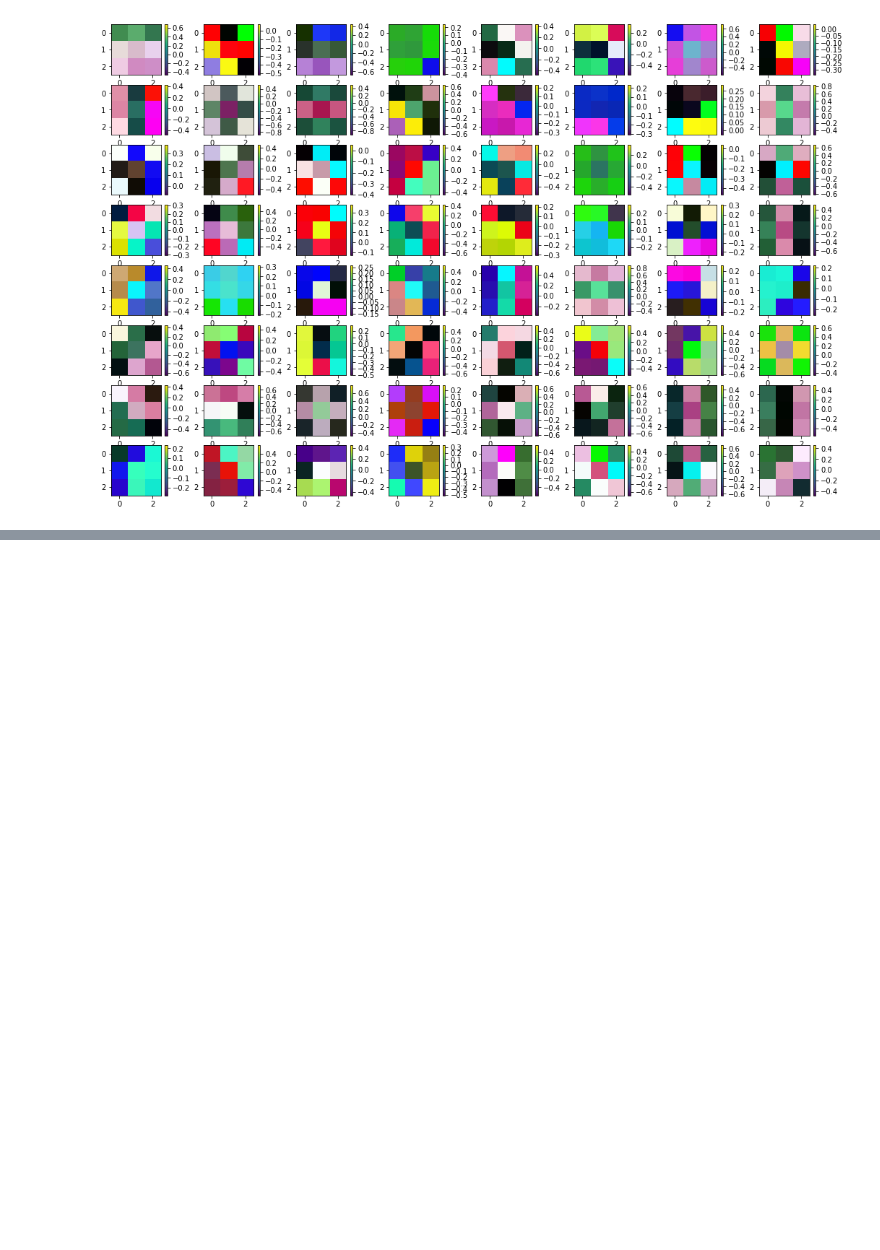
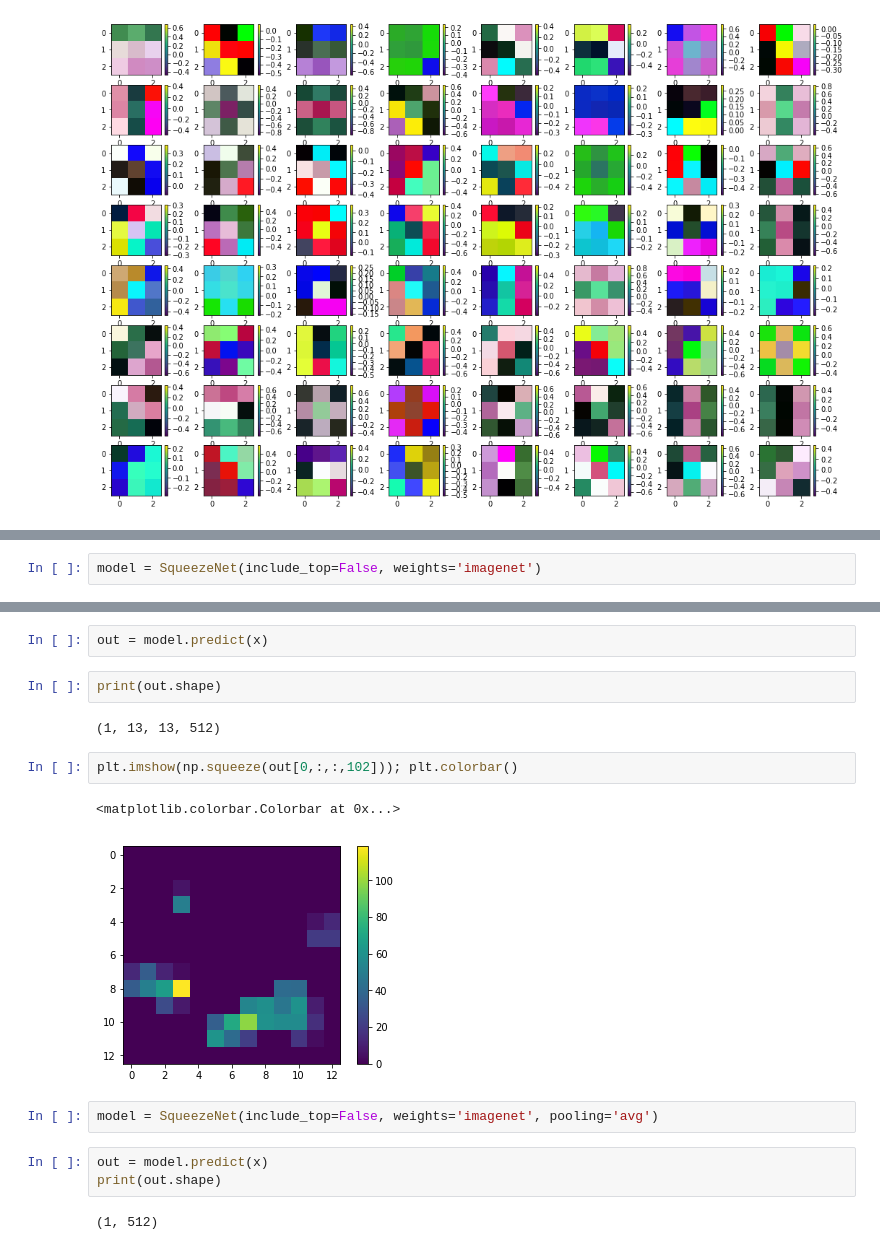
Before and after one commit to rcmalli/keras-squeezenet, a Jupyter notebook: examples/example_keras_squeezenet.ipynb, the cells around one changed output, grey strips where cells are left out. Saved outputs shown, nothing was run; the diff lists cells and outputs as text; blank space fills up the shorter version.

Commit message:
implemented include_top and pooling args

```diff
--- a/examples/example_keras_squeezenet.ipynb
+++ b/examples/example_keras_squeezenet.ipynb
@@ -69,0 +135,2 @@ print('Predicted:', decode_predictions(preds))
+# %%
+model = SqueezeNet(include_top=False, weights='imagenet')
@@ -69,0 +139,18 @@ print('Predicted:', decode_predictions(preds))
+# %%
+out = model.predict(x)
+# %%
+print(out.shape)
+# %% [output]
+(1, 13, 13, 512)
+# %%
+plt.imshow(np.squeeze(out[0,:,:,102])); plt.colorbar()
+# %% [output]
+<matplotlib.colorbar.Colorbar at 0x...>
+[figure, added]
+# %%
+model = SqueezeNet(include_top=False, weights='imagenet', pooling='avg')
+# %%
+out = model.predict(x)
+print(out.shape)
+# %% [output]
+(1, 512)
```
Also changed, not shown: parts of 18 cells of this notebook, 1 other file.
